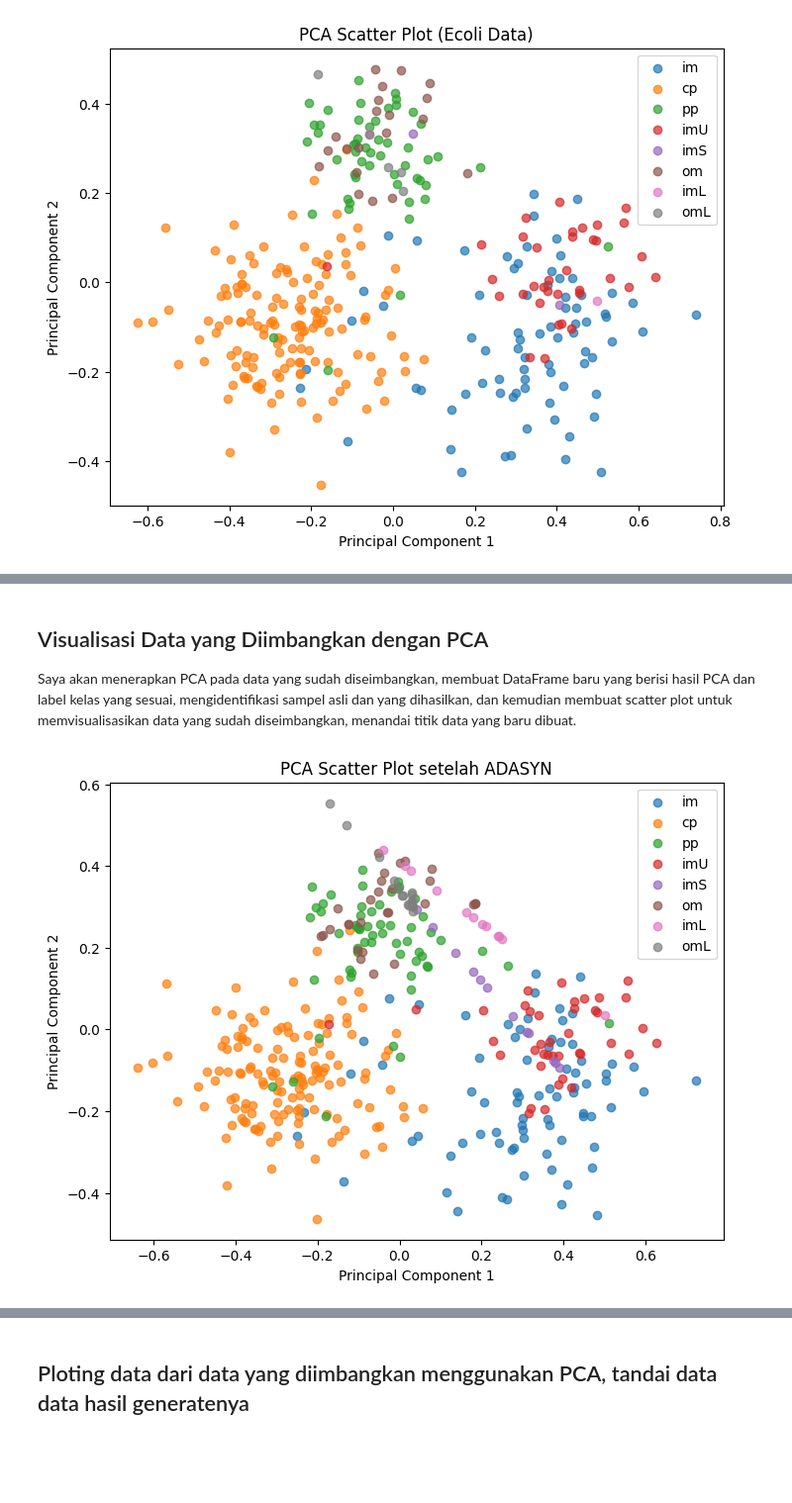
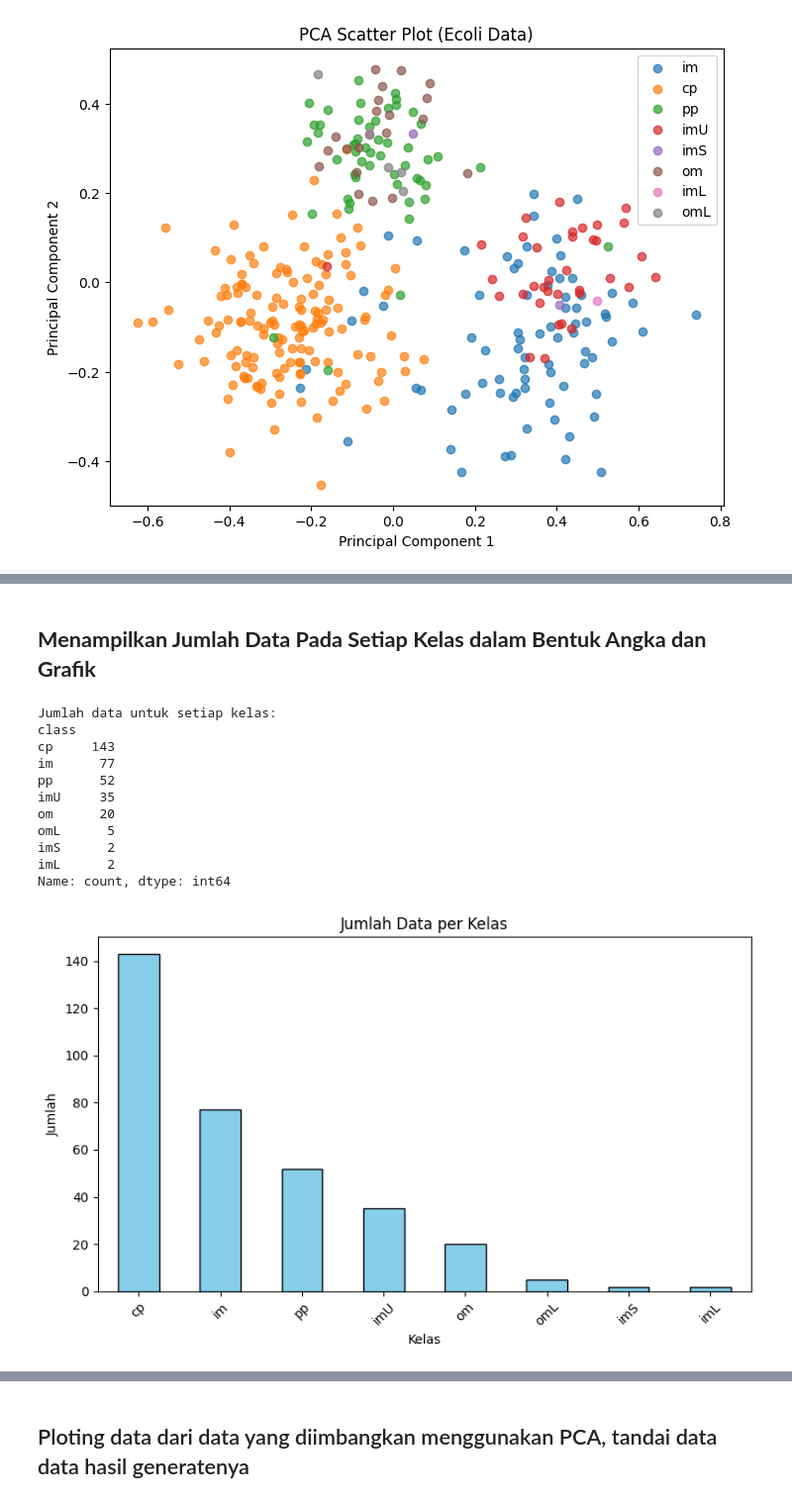
Before and after one commit to Frinzz03/PSD, a Jupyter notebook: _sources/Imbalanced Data.ipynb, the cells around one changed output, grey strips where cells are left out. Shown: that part at 99% size. Cells and saved outputs as stored; diff of their text form; code cells hidden in the pictures; blank space fills up the shorter version.

```diff
--- a/_sources/Imbalanced Data.ipynb
+++ b/_sources/Imbalanced Data.ipynb
@@ -165,26 +109,39 @@ Sorted classes by count: [('imS', 2), ('imL', 2), ('omL', 5), ('om', 20), ('imU'
-# %% [markdown]
-## Visualisasi Data yang Diimbangkan dengan PCA
-
-Saya akan menerapkan PCA pada data yang sudah diseimbangkan, membuat DataFrame baru yang berisi hasil PCA dan label kelas yang sesuai, mengidentifikasi sampel asli dan yang dihasilkan, dan kemudian membuat scatter plot untuk memvisualisasikan data yang sudah diseimbangkan, menandai titik data yang baru dibuat.
-# %%
-# Lakukan PCA ke 2 dimensi
-pca = PCA(n_components=2)
-X_pca = pca.fit_transform(nt)
-
-# Buat DataFrame hasil PCA untuk plotting
-df_pca = pd.DataFrame(X_pca, columns=["PC1", "PC2"])
-df_pca["class"] = ns.values if isinstance(ns, pd.Series) else ns  # pastikan ns bisa dipakai
-
-# Scatter plot
-plt.figure(figsize=(8,6))
-for c in df_pca["class"].unique():
-    subset = df_pca[df_pca["class"] == c]
-    plt.scatter(subset["PC1"], subset["PC2"], label=c, alpha=0.7)
-
-plt.title("PCA Scatter Plot setelah ADASYN")
-plt.xlabel("Principal Component 1")
-plt.ylabel("Principal Component 2")
-plt.legend()
-plt.show()
-# %% [output]
-[figure, removed]
+# %% [markdown]
+## **Menampilkan Jumlah Data Pada Setiap Kelas dalam Bentuk Angka dan Grafik**
+# %%
+# Ambil data dari MySQL
+df = fetch_mysql_data()
+
+# Pastikan kolom kelas ada
+if "class" in df.columns:
+    # Hitung jumlah data tiap kelas
+    class_counts = df["class"].value_counts()
+
+    # Tampilkan dalam bentuk angka
+    print("Jumlah data untuk setiap kelas:")
+    print(class_counts)
+
+    # Visualisasi dalam bentuk grafik batang
+    plt.figure(figsize=(8, 5))
+    class_counts.plot(kind="bar", color="skyblue", edgecolor="black")
+    plt.title("Jumlah Data per Kelas")
+    plt.xlabel("Kelas")
+    plt.ylabel("Jumlah")
+    plt.xticks(rotation=45)
+    plt.tight_layout()
+    plt.show()
+else:
+    print("Kolom 'class' tidak ditemukan dalam dataset.")
+# %% [output]
+Jumlah data untuk setiap kelas:
+class
+cp     143
+im      77
+pp      52
+imU     35
+om      20
+omL      5
+imS      2
+imL      2
+Name: count, dtype: int64
+[figure, added]
```
Also changed, not shown: parts of 10 cells of this notebook, 8 other files.
